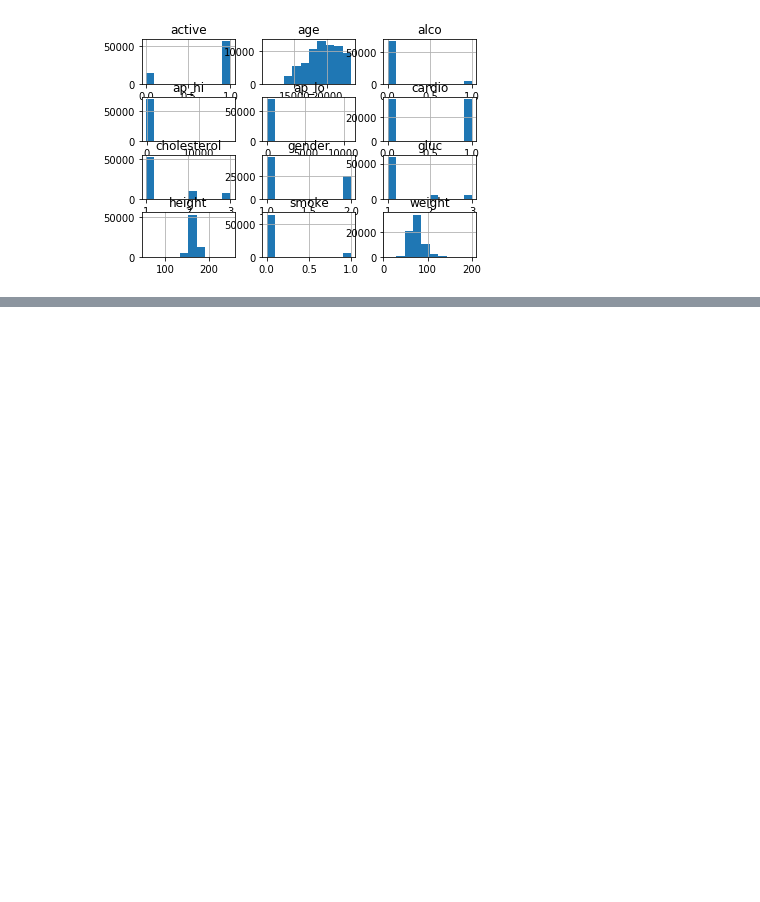
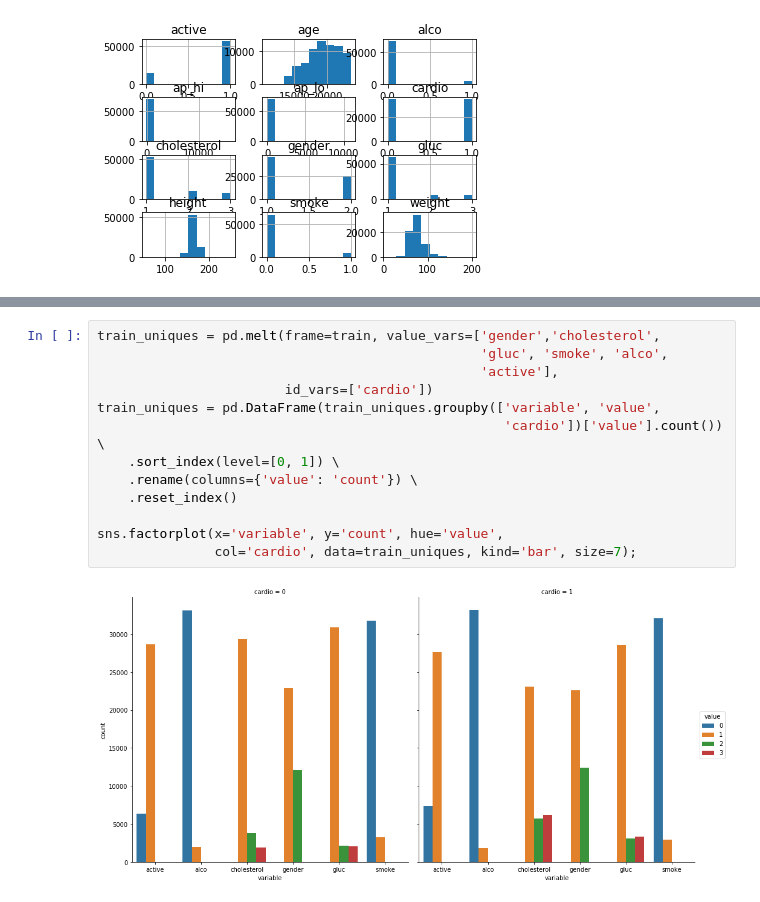
Before and after one commit to Edelweiss9/mlcourse_open, a Jupyter notebook: jupyter_russian/homeworks/hw_2_practice.ipynb, the cells around one changed output, grey strips where cells are left out. Drawn from its saved outputs; the diff is of its cells as text; blank space fills up the shorter version.

```diff
--- a/jupyter_russian/homeworks/hw_2_practice.ipynb
+++ b/jupyter_russian/homeworks/hw_2_practice.ipynb
@@ -42,0 +81,15 @@ train.hist();
+# %%
+train_uniques = pd.melt(frame=train, value_vars=['gender','cholesterol',
+                                                 'gluc', 'smoke', 'alco',
+                                                 'active'],
+                        id_vars=['cardio'])
+train_uniques = pd.DataFrame(train_uniques.groupby(['variable', 'value',
+                                                    'cardio'])['value'].count()) \
+    .sort_index(level=[0, 1]) \
+    .rename(columns={'value': 'count'}) \
+    .reset_index()
+
+sns.factorplot(x='variable', y='count', hue='value',
+               col='cardio', data=train_uniques, kind='bar', size=7);
+# %% [output]
+[figure, added]
```
Also changed, not shown: parts of 26 cells of this notebook.
